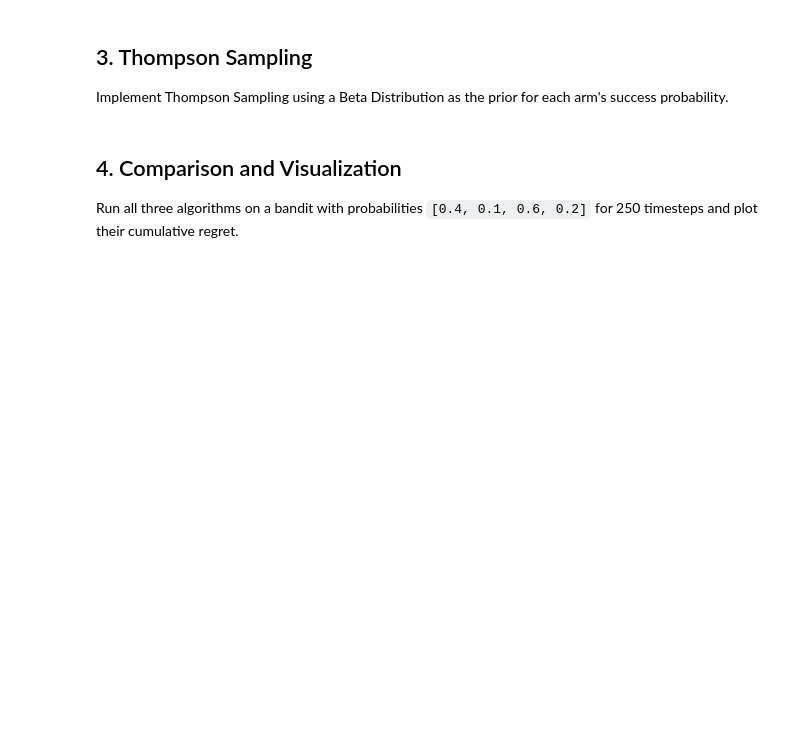
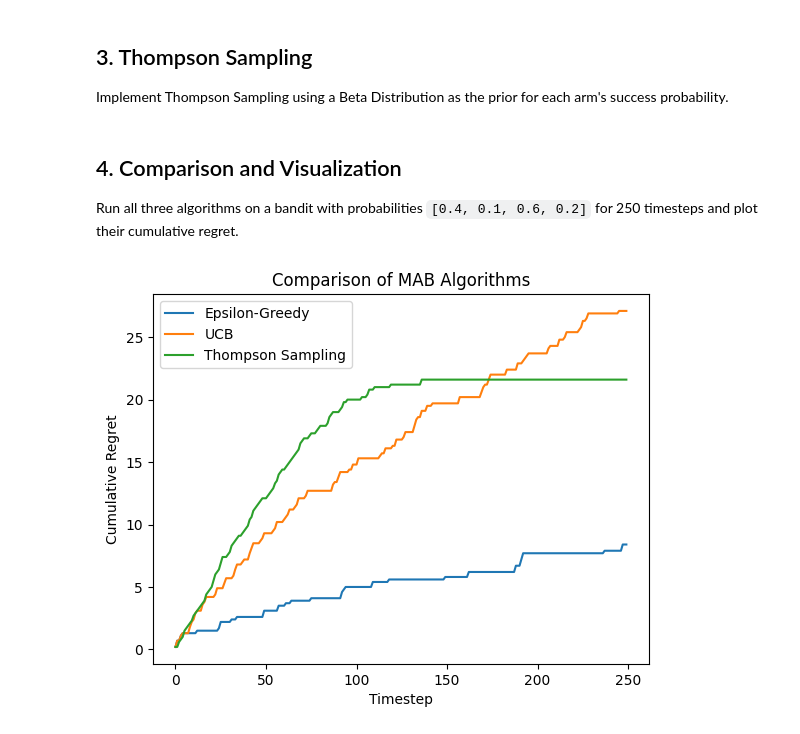
Before and after one commit to prerikamishra0505-ux/WiDS-Intro-to-RL, a Jupyter notebook: Week_1/assignment.ipynb, the cells around one changed output. Drawn from its saved outputs; the diff is of its cells as text; code cells hidden in the pictures; blank space fills up the shorter version.

```diff
--- a/Week_1/assignment.ipynb
+++ b/Week_1/assignment.ipynb
@@ -155,15 +181,20 @@ class ThompsonSamplingAlgorithm:
         self.regrets = np.zeros(horizon)
 
     def select_arm(self):
-        # TODO: Sample from Beta(successes + 1, failures + 1) for each arm and pick the max
-        pass
+        samples = np.random.beta(self.successes + 1, self.failures + 1 )
+        return np.argmax(samples)
 
     def run_algorithm(self, bandit):
         for t in range(self.horizon):
             arm_to_pull = self.select_arm()
             reward = bandit.pull(arm_to_pull)
 
-            # TODO: Update success/failure counts and record regret
+            if reward == 1:
+                self.successes[arm_to_pull] += 1
+            else:
+                self.failures[arm_to_pull] += 1
+
+            self.regrets[t] = bandit.regret()
             pass
 # %% [markdown]
 ## 4. Comparison and Visualization
@@ -183,0 +202,27 @@ plt.show()
+# %%
+probs = [0.4, 0.1, 0.6, 0.2]
+H = 250
+
+bandit1 = MultiBandit(probs)
+bandit2 = MultiBandit(probs)
+bandit3 = MultiBandit(probs)
+
+eg = EpsilonGreedyAlgorithm(len(probs), H, epsilon=0.1)
+ucb = UCBAlgorithm(len(probs), H)
+ts = ThompsonSamplingAlgorithm(len(probs), H)
+
+eg.run_algorithm(bandit1)
+ucb.run_algorithm(bandit2)
+ts.run_algorithm(bandit3)
+
+plt.plot(eg.regrets, label="Epsilon-Greedy")
+plt.plot(ucb.regrets, label="UCB")
+plt.plot(ts.regrets, label="Thompson Sampling")
+
+plt.xlabel('Timestep')
+plt.ylabel('Cumulative Regret')
+plt.title('Comparison of MAB Algorithms')
+plt.legend()
+plt.show()
+# %% [output]
+[figure, added]
```
Also changed, not shown: parts of 4 cells of this notebook.
